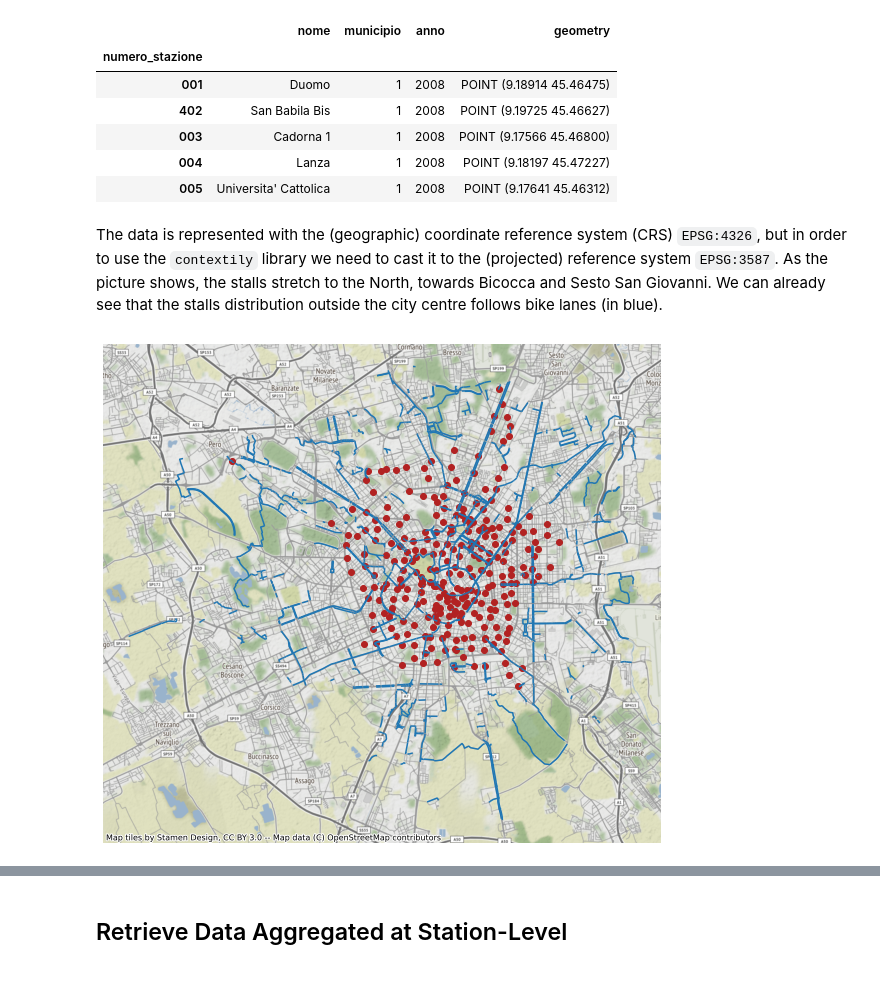
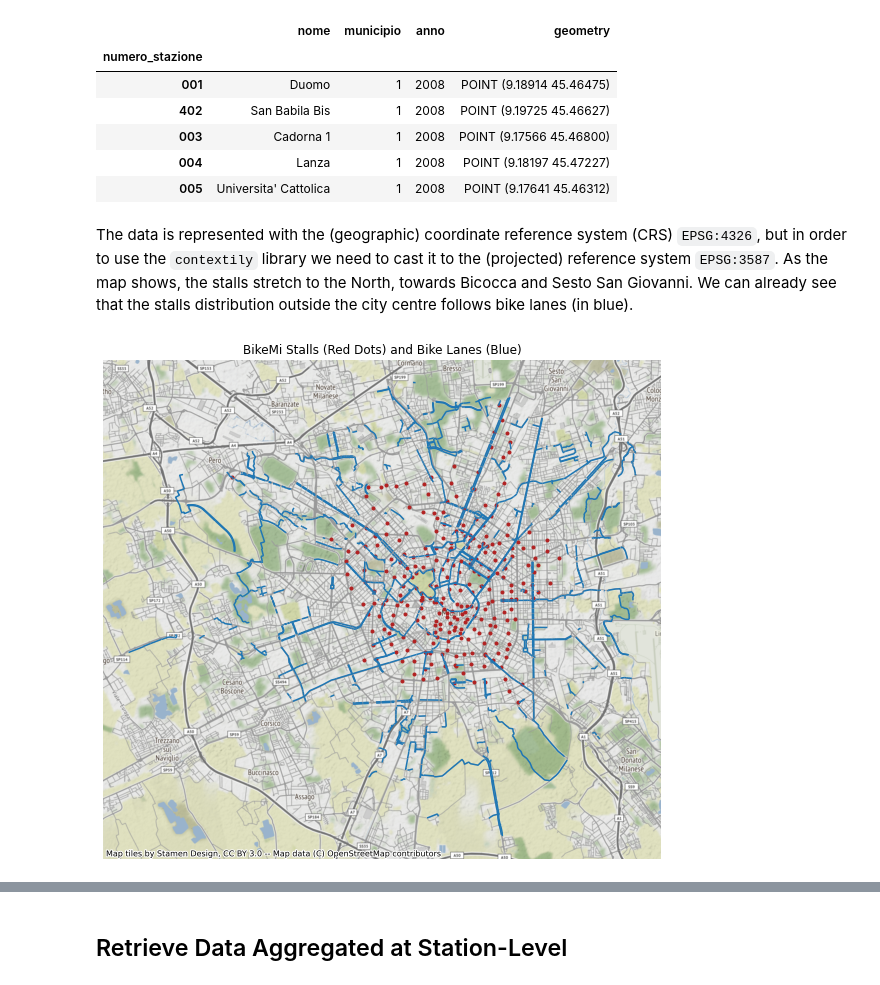
Before and after one commit to toscasterre/thesis-forecasting, a Jupyter notebook: notebooks/03-data_ingestion_and_spatial_operations.ipynb, the cells around one changed output, grey strips where cells are left out. Saved outputs shown, nothing was run; the diff lists cells and outputs as text; code cells hidden in the pictures.

```diff
--- a/notebooks/03-data_ingestion_and_spatial_operations.ipynb
+++ b/notebooks/03-data_ingestion_and_spatial_operations.ipynb
@@ -1,6 +1,9 @@
 # %% [markdown]
 # BikeMi Data
 # %%
+# path manipulation
+from pathlib import Path
+
 # data manipulation
 import pandas as pd
 import geopandas
@@ -13,6 +16,10 @@ import plotly.express as px
 import matplotlib.pyplot as plt
 import contextily as cx
 
+# create paths
+data_path = Path(Path.cwd().parents[0] / "data")
+milan_data = Path(data_path / "milan")
+
 # establish connection with the database
 conn = psycopg2.connect("dbname=bikemi user=luca")
 # %% [markdown]
@@ -263,6 +358,6 @@ On its open data portal, the Comune di Milano publishes all sorts of open data -
 # %%
 bikemi_stalls = (
-    geopandas.read_file("../data/bikemi_stalls.geojson")
+    geopandas.read_file(Path(milan_data / "bikemi-stalls.geojson"))
     .filter(["numero", "nome", "zd_attuale", "anno", "geometry"])
     .rename(columns={"numero": "numero_stazione", "zd_attuale": "municipio" })
     .set_index("numero_stazione")
@@ -280,18 +375,20 @@ bikemi_stalls.head()
 | 004 | Lanza | 1 | 2008 | POINT (9.18197 45.47227) |
 | 005 | Universita' Cattolica | 1 | 2008 | POINT (9.17641 45.46312) |
 # %% [markdown]
-The data is represented with the (geographic) coordinate reference system (CRS) `EPSG:4326`, but in order to use the `contextily` library we need to cast it to the (projected) reference system `EPSG:3587`. As the picture shows, the stalls stretch to the North, towards Bicocca and Sesto San Giovanni. We can already see that the stalls distribution outside the city centre follows bike lanes (in blue).
+The data is represented with the (geographic) coordinate reference system (CRS) `EPSG:4326`, but in order to use the `contextily` library we need to cast it to the (projected) reference system `EPSG:3587`. As the map shows, the stalls stretch to the North, towards Bicocca and Sesto San Giovanni. We can already see that the stalls distribution outside the city centre follows bike lanes (in blue).
 # %%
-bikelanes = geopandas.read_file("../data/milan/milan-transports-bike_lanes.geojson")
+bike_lanes = geopandas.read_file(Path(milan_data / "transports-bike_lanes.geojson"))
 
 fig, ax = plt.subplots(1, 1, figsize=(10, 10))
 
-bikemi_stalls.to_crs(3857).plot(ax=ax, c="firebrick")
-bikelanes.to_crs(3857).plot(ax=ax)
+bikemi_stalls.to_crs(3857).plot(ax=ax, c="firebrick", marker=".")
+bike_lanes.to_crs(3857).plot(ax=ax)
 cx.add_basemap(ax)
 
 plt.axis("off")
 
+plt.title("BikeMi Stalls (Red Dots) and Bike Lanes (Blue)")
+
 plt.show()
 # %% [output]
-[figure, old version]
+[figure, new version]
```
Also changed, not shown: parts of 22 cells of this notebook, 14 other files.
